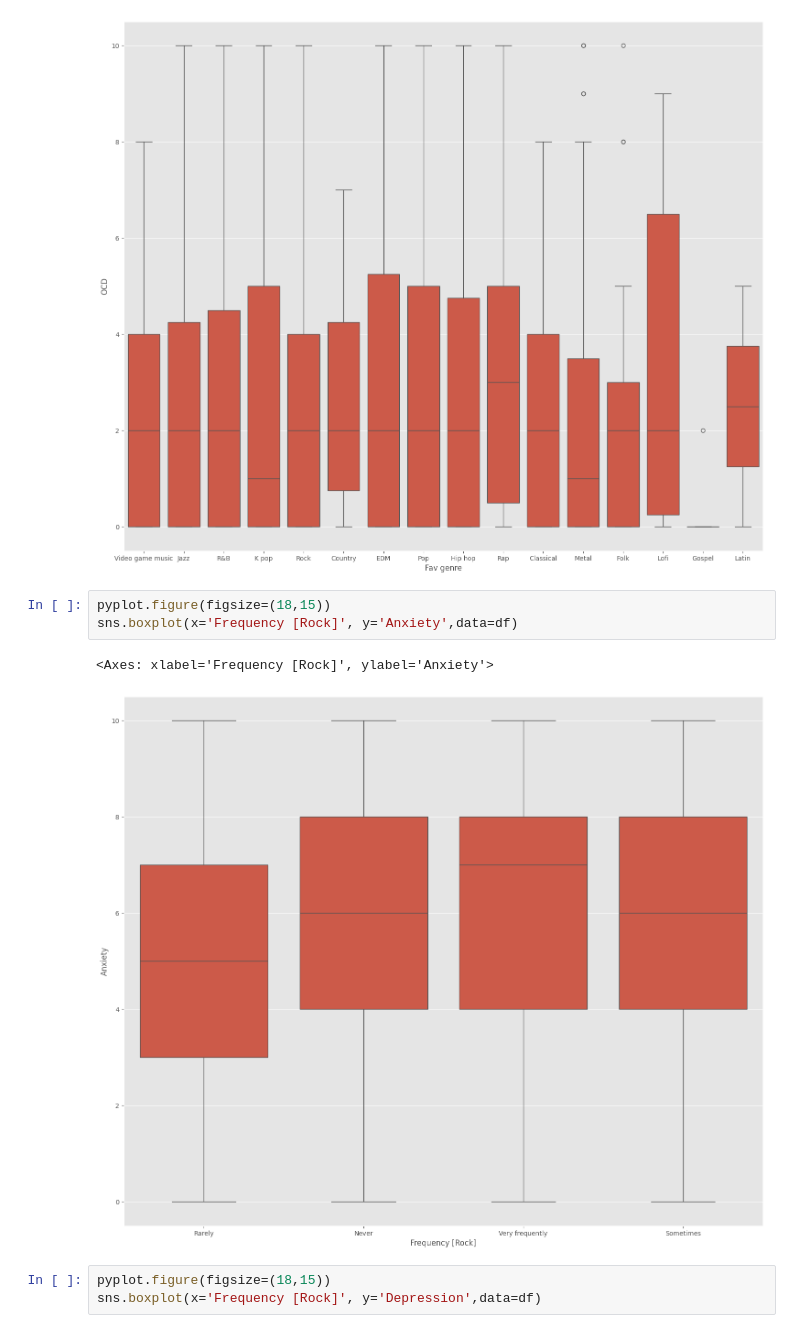
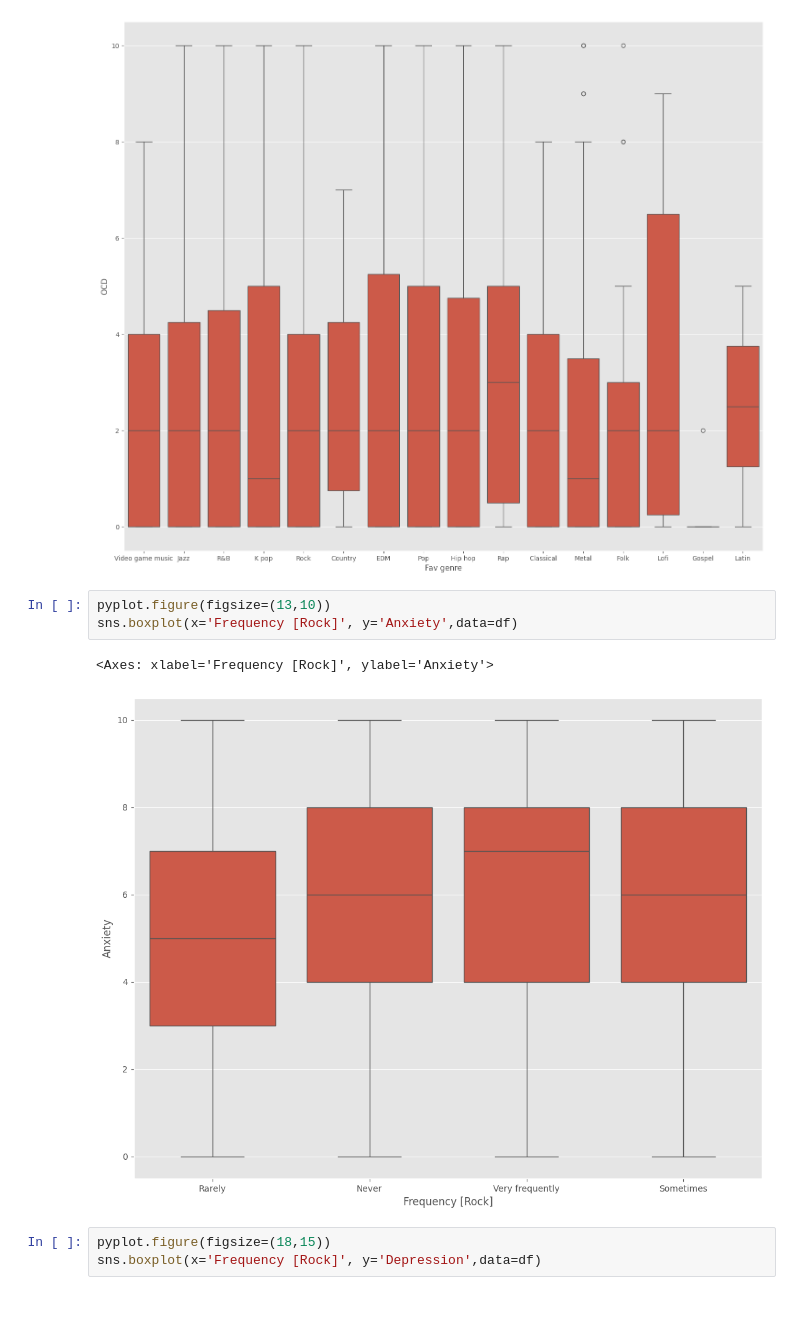
Before and after one commit to MiguelDoncel/prog_anal_datos, a Jupyter notebook: Proyecto/proyecto.ipynb, the cells around one changed output. Saved outputs shown, nothing was run; the diff lists cells and outputs as text; blank space fills up the shorter version.

```diff
--- a/Proyecto/proyecto.ipynb
+++ b/Proyecto/proyecto.ipynb
@@ -323,11 +327,11 @@ sns.boxplot(x="Fav genre",y="OCD",data=df)
 <Axes: xlabel='Fav genre', ylabel='OCD'>
 [figure]
 # %%
-pyplot.figure(figsize=(18,15))
+pyplot.figure(figsize=(13,10))
 sns.boxplot(x='Frequency [Rock]', y='Anxiety',data=df)
 # %% [output]
 <Axes: xlabel='Frequency [Rock]', ylabel='Anxiety'>
-[figure, old version]
+[figure, new version]
 # %%
 pyplot.figure(figsize=(18,15))
 sns.boxplot(x='Frequency [Rock]', y='Depression',data=df)
```
Also changed, not shown: parts of 10 cells of this notebook.
